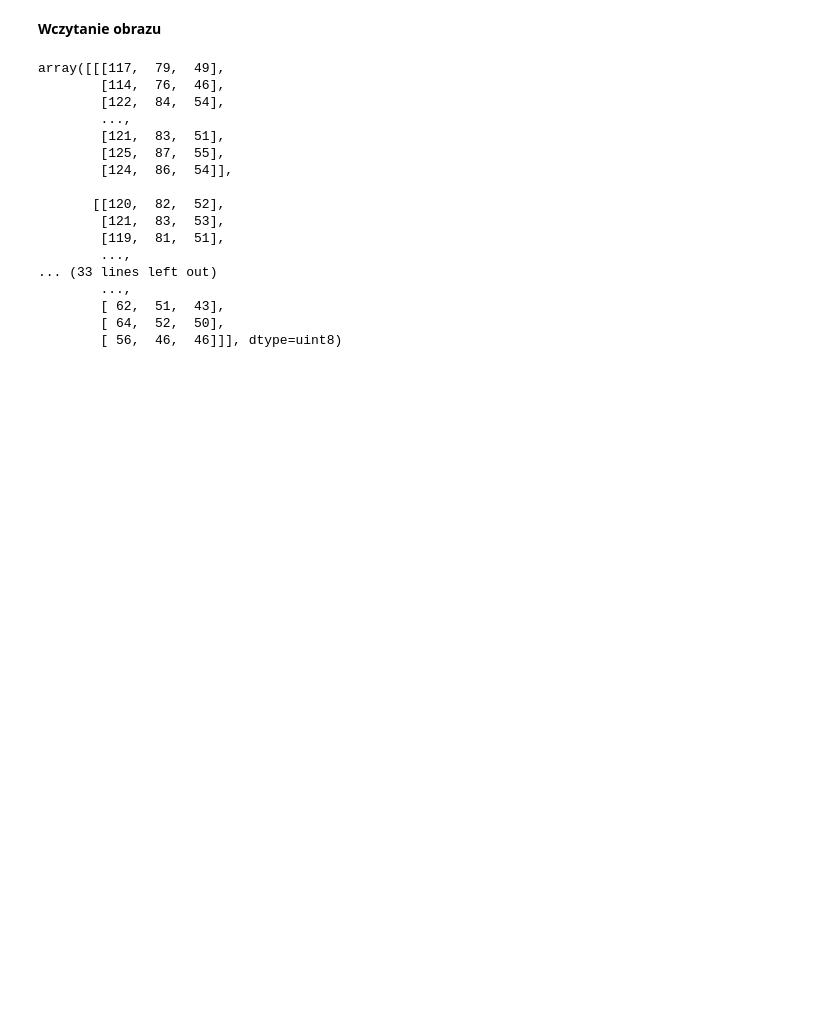
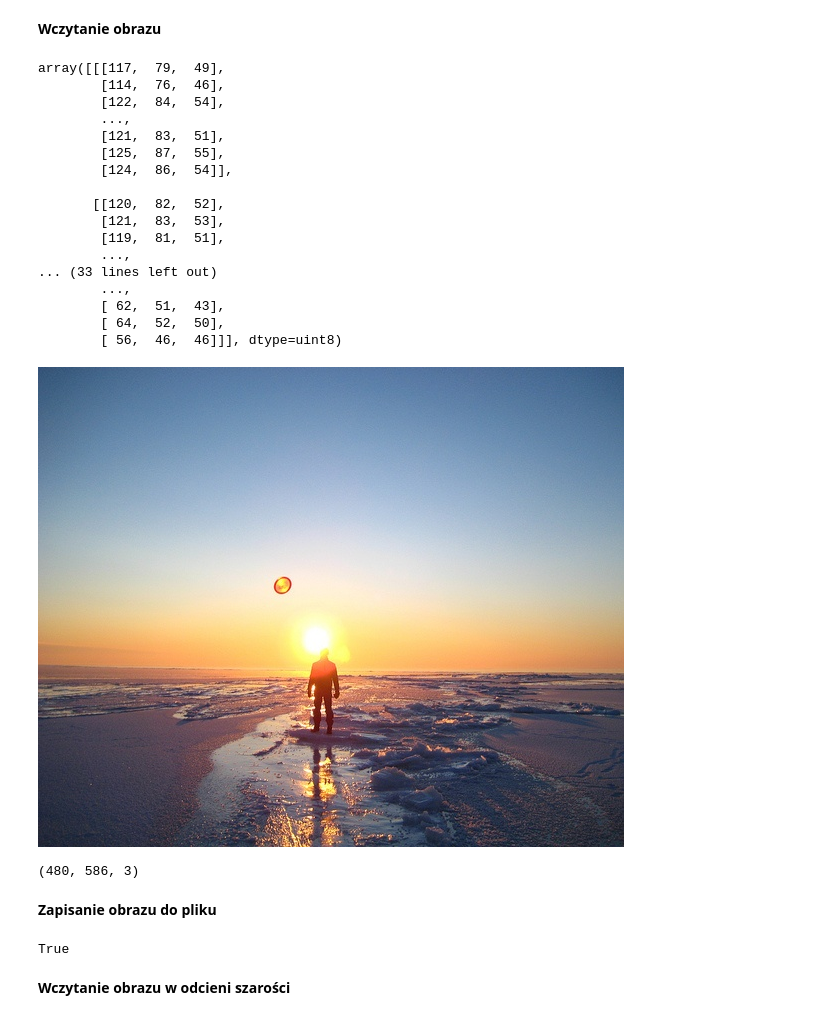
Before and after one commit to mietekdom/Computer_Vision, a Jupyter notebook: 01_part.ipynb, the cells around one changed output. Cells and saved outputs as stored; diff of their text form; code cells hidden in the pictures; blank space fills up the shorter version.

```diff
--- a/01_part.ipynb
+++ b/01_part.ipynb
@@ -31,3 +31,19 @@ array([[[117,  79,  49],
         [ 62,  51,  43],
         [ 64,  52,  50],
         [ 56,  46,  46]]], dtype=uint8)
+# %%
+cv2_imshow(img)
+# %% [output]
+[figure, added]
+# %%
+img.shape
+# %% [output]
+(480, 586, 3)
+# %% [markdown]
+**Zapisanie obrazu do pliku**
+# %%
+cv2.imwrite(filename='view-copy.png', img=img)
+# %% [output]
+True
+# %% [markdown]
+**Wczytanie obrazu w odcieni szarości**
```
Also changed, not shown: parts of 3 cells of this notebook.
